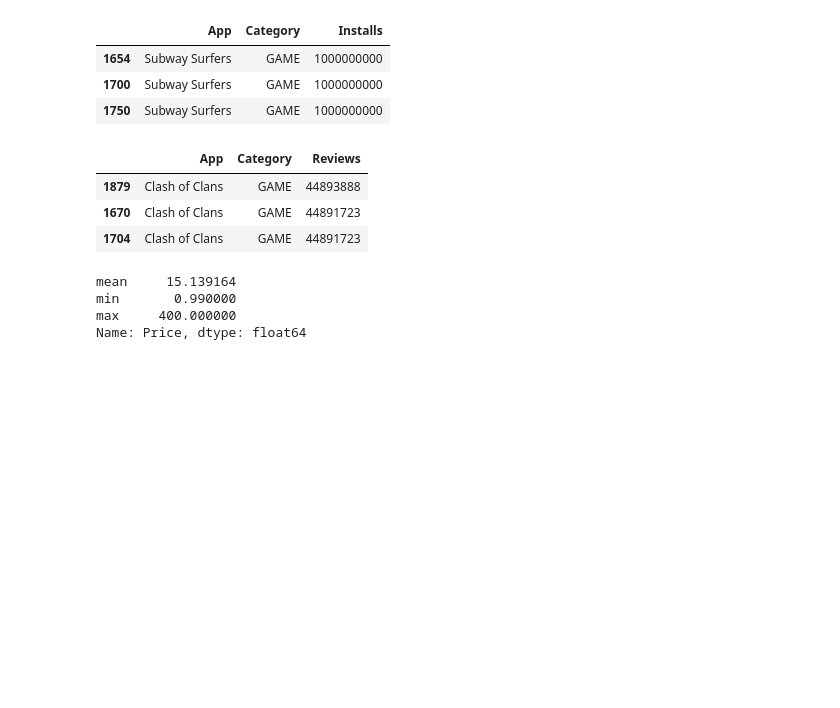
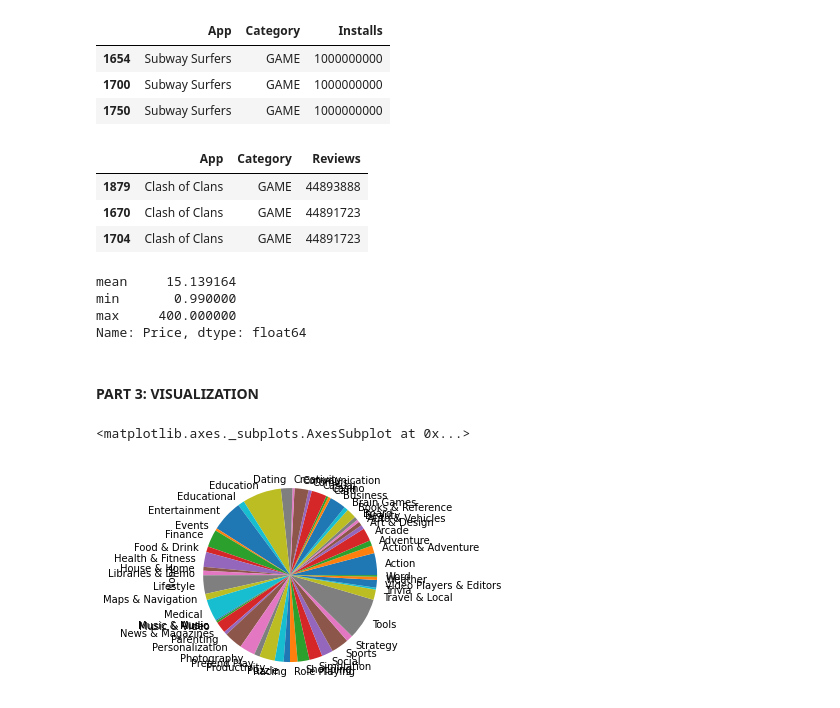
Before and after one commit to gazalarora99/Pandas-Numpy-Exercises, a Jupyter notebook: google_apps.ipynb, the cells around one changed output. Drawn from its saved outputs; the diff is of its cells as text; code cells hidden in the pictures; blank space fills up the shorter version.

Commit message:
3.1 (ugly)

```diff
--- a/google_apps.ipynb
+++ b/google_apps.ipynb
@@ -139,3 +139,18 @@ mean     15.139164
 min       0.990000
 max     400.000000
 Name: Price, dtype: float64
+# %% [markdown]
+#### PART 3: VISUALIZATION
+# %%
+# Break string onf genres into list
+def clean_genres(genres):
+    genrelist = genres.split(';')
+    return genrelist
+
+df['Genres'] = df['Genres'].apply(clean_genres)
+# %%
+# Ugly piechart
+df.explode('Genres').groupby('Genres').size().plot.pie()
+# %% [output]
+<matplotlib.axes._subplots.AxesSubplot at 0x...>
+[figure, added]
```
